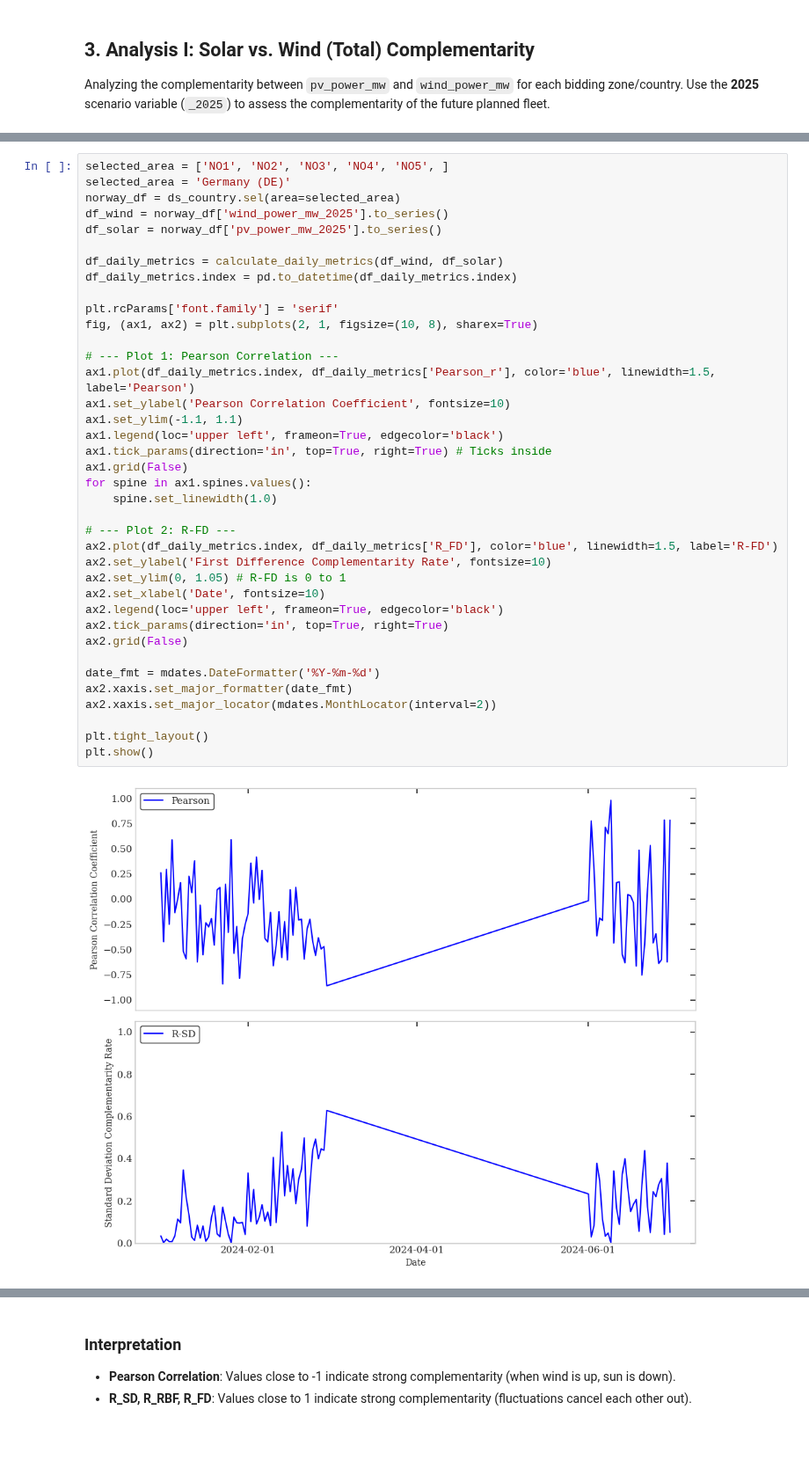
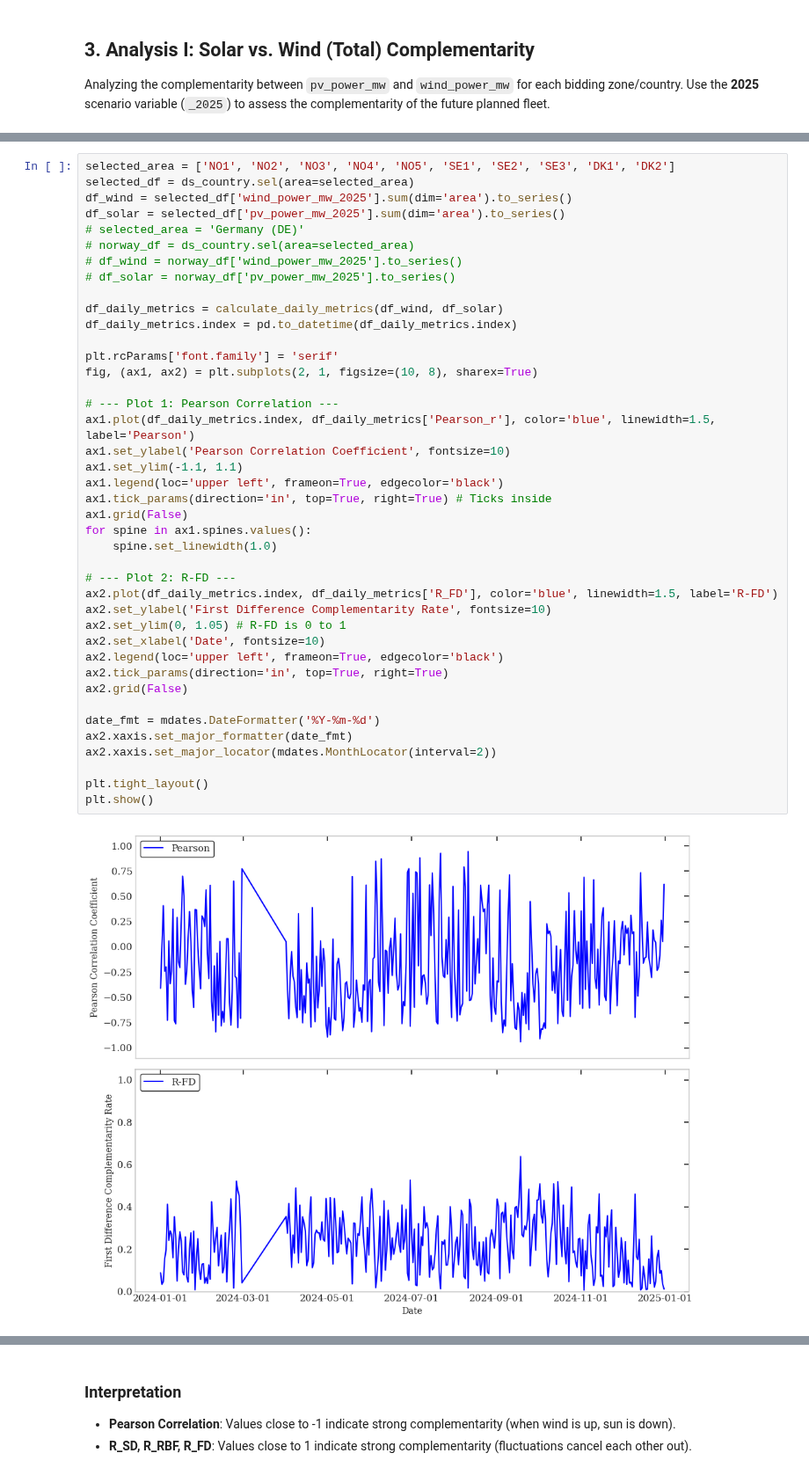
Before and after one commit to EmilBruvik/CERFRES, a Jupyter notebook: notebooks/complementarity_analysis.ipynb, the cells around one changed output, grey strips where cells are left out. Shown at 88% size. Drawn from its saved outputs; the diff is of its cells as text; blank space fills up the shorter version.

Commit message:
Added complementarity plots

```diff
--- a/notebooks/complementarity_analysis.ipynb
+++ b/notebooks/complementarity_analysis.ipynb
@@ -313,43 +313,46 @@ plt.show()
 # %%
-selected_area = ['NO1', 'NO2', 'NO3', 'NO4', 'NO5', ]
-selected_area = 'Germany (DE)'
-norway_df = ds_country.sel(area=selected_area)
-df_wind = norway_df['wind_power_mw_2025'].to_series()
-df_solar = norway_df['pv_power_mw_2025'].to_series()
+selected_area = ['NO1', 'NO2', 'NO3', 'NO4', 'NO5', 'SE1', 'SE2', 'SE3', 'DK1', 'DK2']
+selected_df = ds_country.sel(area=selected_area)
+df_wind = selected_df['wind_power_mw_2025'].sum(dim='area').to_series()
+df_solar = selected_df['pv_power_mw_2025'].sum(dim='area').to_series()
+# selected_area = 'Germany (DE)'
+# norway_df = ds_country.sel(area=selected_area)
+# df_wind = norway_df['wind_power_mw_2025'].to_series()
+# df_solar = norway_df['pv_power_mw_2025'].to_series()
 
 df_daily_metrics = calculate_daily_metrics(df_wind, df_solar)
 df_daily_metrics.index = pd.to_datetime(df_daily_metrics.index)
 
 plt.rcParams['font.family'] = 'serif'
 fig, (ax1, ax2) = plt.subplots(2, 1, figsize=(10, 8), sharex=True)
 
 # --- Plot 1: Pearson Correlation ---
 ax1.plot(df_daily_metrics.index, df_daily_metrics['Pearson_r'], color='blue', linewidth=1.5, label='Pearson')
 ax1.set_ylabel('Pearson Correlation Coefficient', fontsize=10)
 ax1.set_ylim(-1.1, 1.1)
 ax1.legend(loc='upper left', frameon=True, edgecolor='black')
 ax1.tick_params(direction='in', top=True, right=True) # Ticks inside
 ax1.grid(False)
 for spine in ax1.spines.values():
     spine.set_linewidth(1.0)
 
 # --- Plot 2: R-FD ---
 ax2.plot(df_daily_metrics.index, df_daily_metrics['R_FD'], color='blue', linewidth=1.5, label='R-FD')
 ax2.set_ylabel('First Difference Complementarity Rate', fontsize=10)
 ax2.set_ylim(0, 1.05) # R-FD is 0 to 1
 ax2.set_xlabel('Date', fontsize=10)
 ax2.legend(loc='upper left', frameon=True, edgecolor='black')
 ax2.tick_params(direction='in', top=True, right=True)
 ax2.grid(False)
 
 date_fmt = mdates.DateFormatter('%Y-%m-%d')
 ax2.xaxis.set_major_formatter(date_fmt)
 ax2.xaxis.set_major_locator(mdates.MonthLocator(interval=2))
 
 plt.tight_layout()
 plt.show()
 # %% [output]
-[figure, old version]
+[figure, new version]
 # %%
 fig, (ax1, ax2) = plt.subplots(2, 1, figsize=(10, 8), sharex=True)
 
```
Also changed, not shown: parts of 11 cells of this notebook, 4 other files.
